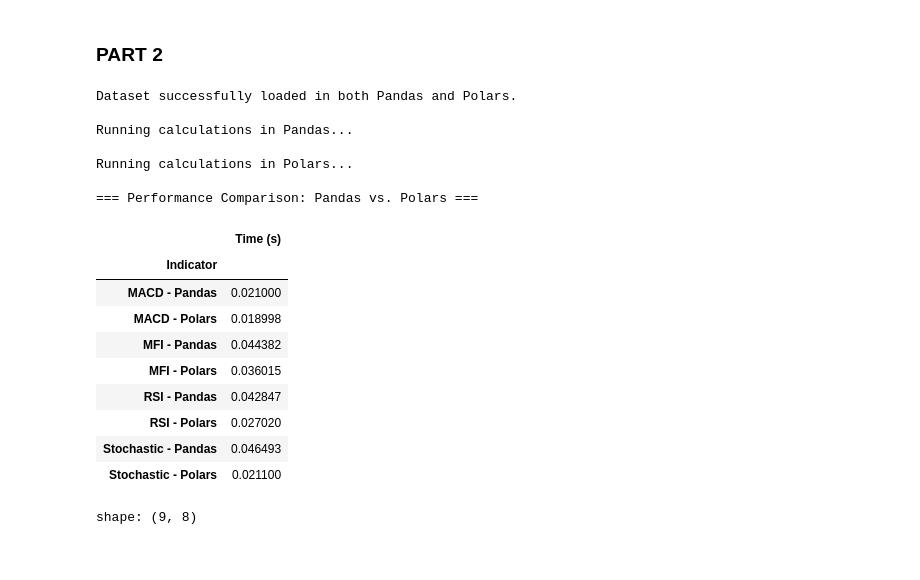
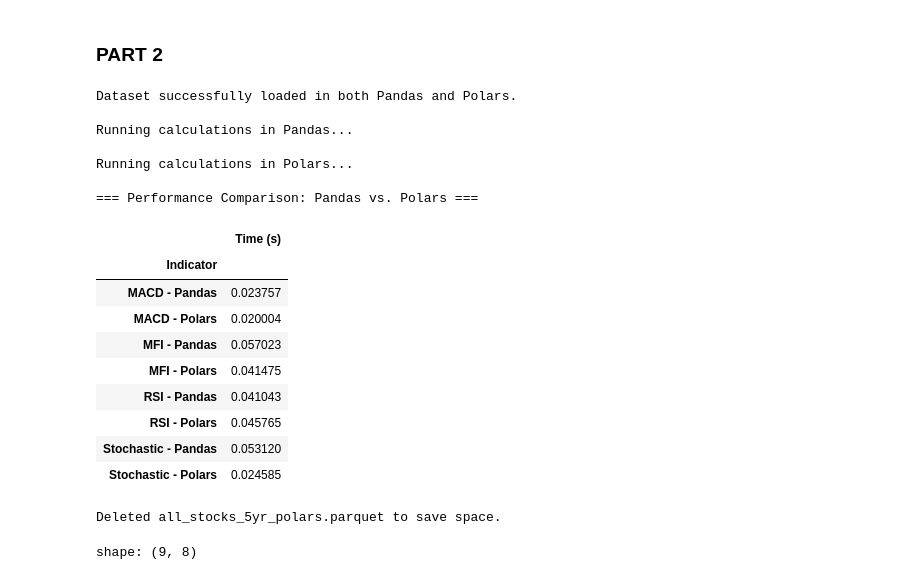
Before and after one commit to Carlos-Sibaja/Lab1, a Jupyter notebook: Lab1_Spl.ipynb, the cells around one changed output. Drawn from its saved outputs; the diff is of its cells as text; code cells hidden in the pictures.

```diff
--- a/Lab1_Spl.ipynb
+++ b/Lab1_Spl.ipynb
@@ -259,41 +253,52 @@ results.append(benchmark(lambda df: calculate_macd_pandas(df), df_pandas, "MACD
 
 # Run Benchmarks for Polars
 print("\nRunning calculations in Polars...")
 results.append(benchmark(lambda df: calculate_rsi_polars(df), df_polars, "RSI - Polars"))
 results.append(benchmark(lambda df: calculate_mfi_polars(df), df_polars, "MFI - Polars"))
 results.append(benchmark(lambda df: calculate_stoch_polars(df), df_polars, "Stochastic - Polars"))
 results.append(benchmark(lambda df: calculate_macd_polars(df), df_polars, "MACD - Polars"))
 
 # Convert results to DataFrame
 results_df = pd.DataFrame(results)
 
 # Save the benchmark results to a CSV file
 results_df.to_csv("Benchmark_Pandas_Polars.csv", index=False)
 
 # Create a comparison table
 comparison_table = results_df.pivot_table(index="Indicator", values="Time (s)")
 
 # Display Results
 print("\n=== Performance Comparison: Pandas vs. Polars ===")
 display(comparison_table)
+
+import os
+
+# Remove files to save space
+try:
+    if os.path.exists("all_stocks_5yr_polars.parquet"):
+        os.remove("all_stocks_5yr_polars.parquet")
+        print(f"Deleted all_stocks_5yr_polars.parquet to save space.")
+except Exception as e:
+    print(f"Error deleting all_stocks_5yr_polars.parquet: {e}")
 # %% [output]
 Dataset successfully loaded in both Pandas and Polars.
 
 Running calculations in Pandas...
 
 Running calculations in Polars...
 
 === Performance Comparison: Pandas vs. Polars ===
 |  | Time (s) |
 | Indicator |  |
-| MACD - Pandas | 0.021000 |
-| MACD - Polars | 0.018998 |
-| MFI - Pandas | 0.044382 |
-| MFI - Polars | 0.036015 |
-| RSI - Pandas | 0.042847 |
-| RSI - Polars | 0.027020 |
-| Stochastic - Pandas | 0.046493 |
-| Stochastic - Polars | 0.021100 |
+| MACD - Pandas | 0.023757 |
+| MACD - Polars | 0.020004 |
+| MFI - Pandas | 0.057023 |
+| MFI - Polars | 0.041475 |
+| RSI - Pandas | 0.041043 |
+| RSI - Polars | 0.045765 |
+| Stochastic - Pandas | 0.053120 |
+| Stochastic - Polars | 0.024585 |
+Deleted all_stocks_5yr_polars.parquet to save space.
 # %%
 import polars as pl
 df_polars = pl.read_csv("all_stocks_5yr.csv")
```
Also changed, not shown: parts of 1 cell of this notebook, 3 other files.
